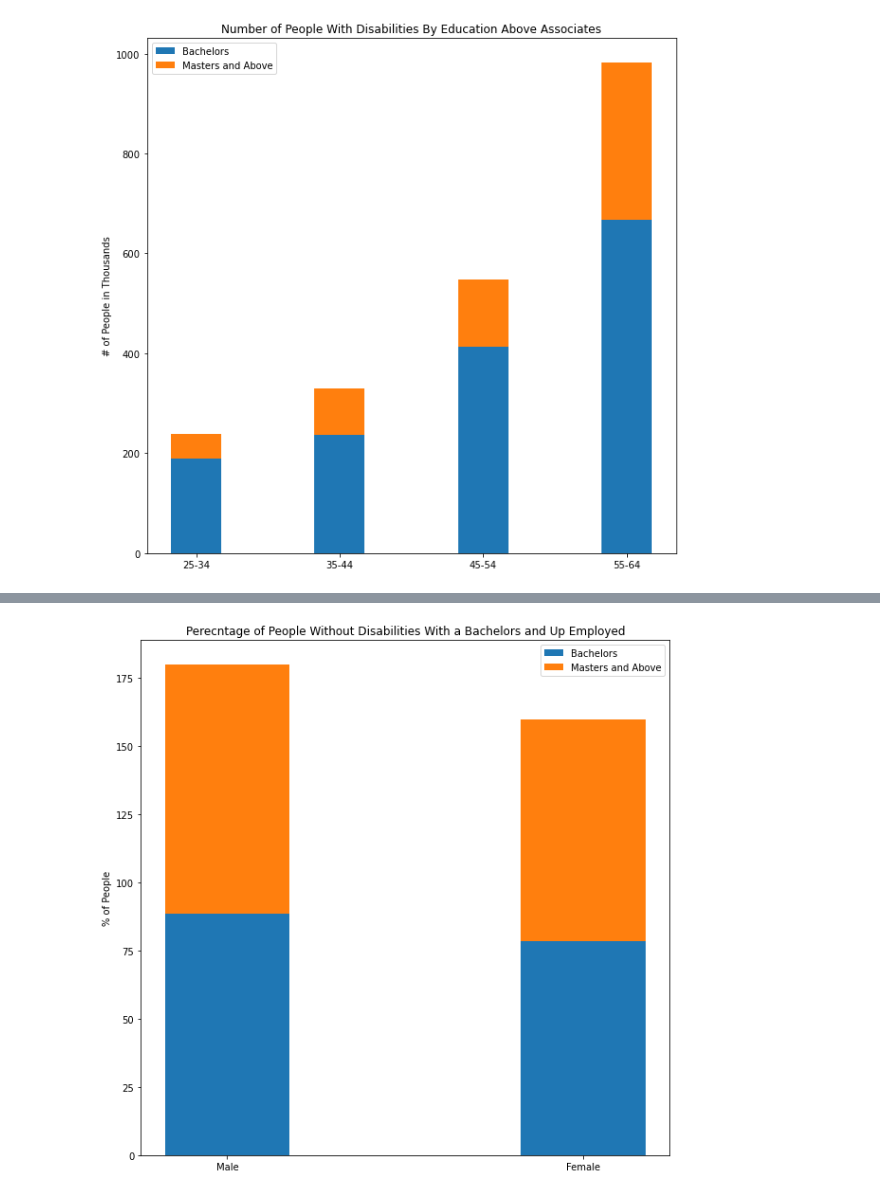
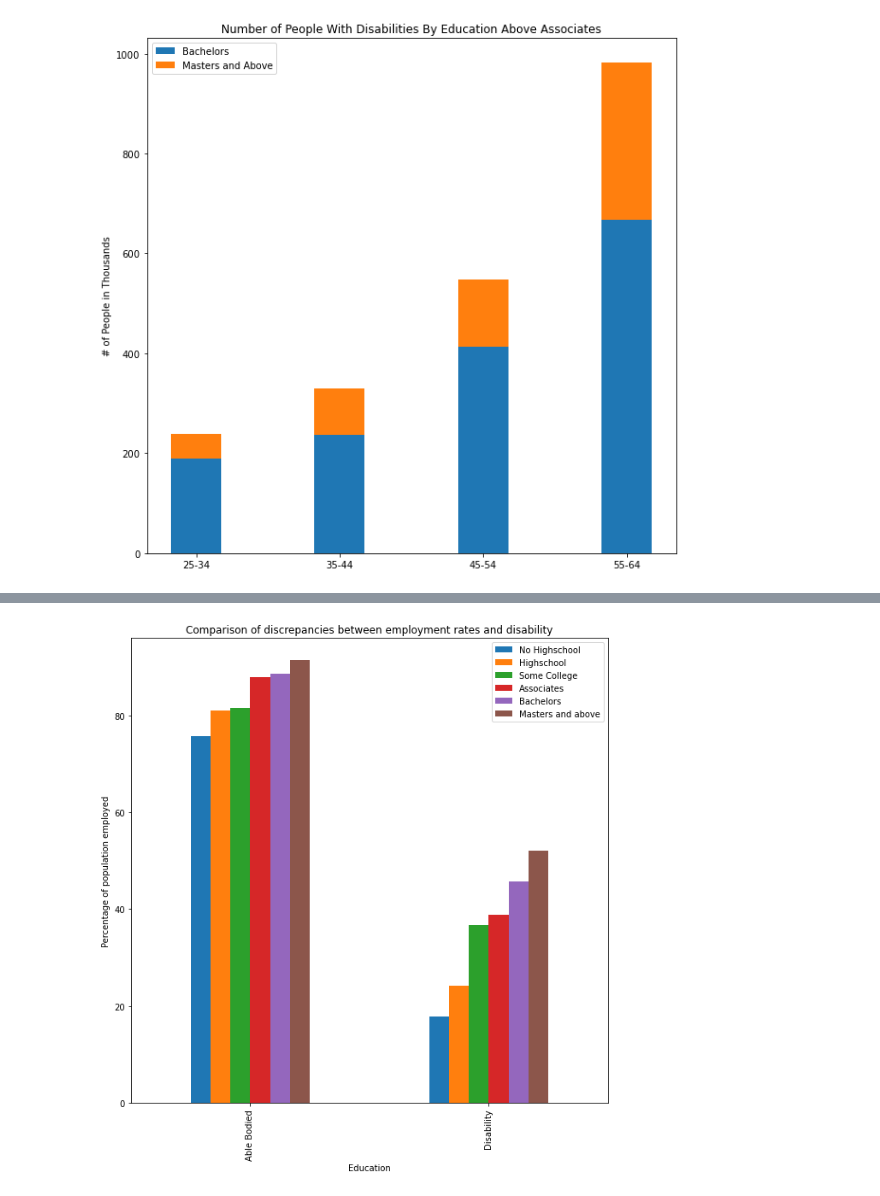
Before and after one commit to RaphaelAllusson/Disability-Research, a Jupyter notebook: Notebooks/analyzing_employment_and_education_data.ipynb, the cells around one changed output, grey strips where cells are left out. Cells and saved outputs as stored; diff of their text form; code cells hidden in the pictures.

```diff
--- a/Notebooks/analyzing_employment_and_education_data.ipynb
+++ b/Notebooks/analyzing_employment_and_education_data.ipynb
@@ -588,20 +510,13 @@ plt.show()
-# %%
-labels = ['Male','Female']
-bachelors = np.array([88.6, 78.6])
-masters_up = np.array([91.4, 81.3])
-
-width = 0.35       # the width of the bars: can also be len(x) sequence
-
-fig, ax = plt.subplots(figsize = (10,10))
-
-ax.bar(labels, bachelors, width, label='Bachelors')
-ax.bar(labels, masters_up, width,
-       label='Masters and Above', bottom = bachelors)
-
-ax.set_ylabel('% of People')
-ax.set_title('Perecntage of People Without Disabilities With a Bachelors and Up Employed')
-ax.legend()
-
-plt.show()
-# %% [output]
-[figure, removed]
+# %%
+data=[["Able Bodied",75.8, 81.1, 81.5, 87.9, 88.6, 91.4],
+      ["Disability",17.9, 24.2, 36.7, 38.9, 45.8, 52.1],
+     ]
+
+df=pd.DataFrame(data,columns=["Education","No Highschool","Highschool","Some College", "Associates", "Bachelors", "Masters and above"])
+df.plot(x="Education", y=["No Highschool","Highschool","Some College", "Associates", "Bachelors", "Masters and above"], kind="bar",figsize=(10,10))
+plt.ylabel('Percentage of population employed')
+plt.title('Comparison of discrepancies between employment rates and disability')
+plt.figsize = (20, 20)
+plt.show()
+# %% [output]
+[figure, added]
```
Also changed, not shown: parts of 22 cells of this notebook.
